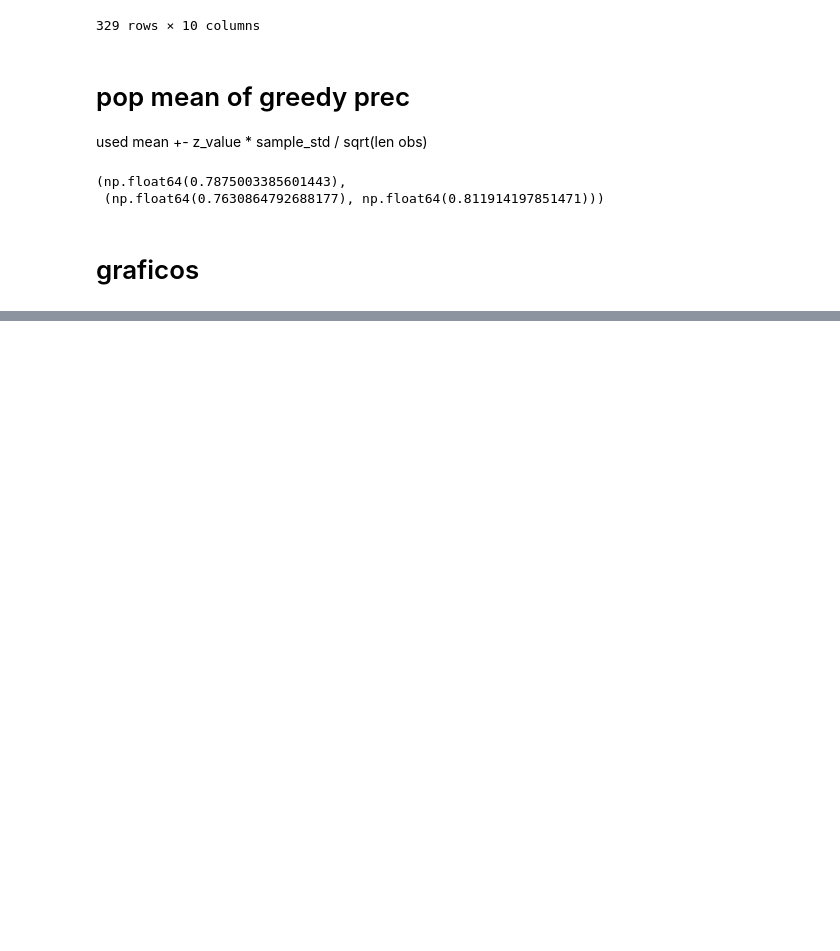
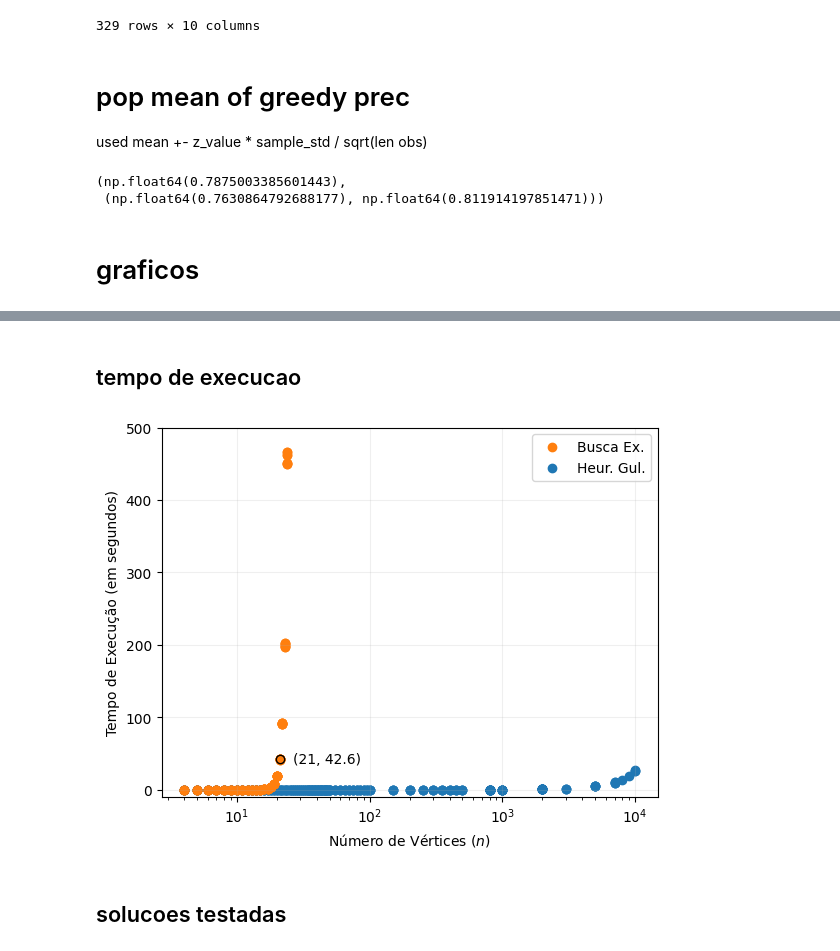
Before and after one commit to Hugoverissimo21/max-weighted-cut, a Jupyter notebook: Untitled benchmarks.ipynb, the cells around one changed output, grey strips where cells are left out. Cells and saved outputs as stored; diff of their text form; code cells hidden in the pictures; blank space fills up the shorter version.

```diff
--- a/Untitled benchmarks.ipynb
+++ b/Untitled benchmarks.ipynb
@@ -87,0 +82,28 @@ plt.show()
+# %% [markdown]
+## tempo de execucao
+# %%
+n = df[("Graph", "n")]
+ops_heuristic = df[("Heuristic", "exec_time")]
+ops_exhaustive= df[("Exhaustive", "exec_time")]
+
+fig, ax = plt.subplots()
+plt.scatter(n, ops_exhaustive, c="#ff7f0e", label="Busca Ex.", alpha=1)
+plt.scatter(n, ops_heuristic, c="#1f77b4", label="Heur. Gul.", alpha=1)
+plt.scatter(n, ops_exhaustive, c="#ff7f0e")
+plt.scatter(n[68], ops_exhaustive[68], c="#ff7f0e", edgecolor='black')
+plt.ylim(-10,500)
+plt.grid(True, alpha=0.2)
+plt.legend()
+plt.xlabel(r"Número de Vértices ($n$)")
+plt.xscale('log')
+plt.ylabel(r"Tempo de Execução (em segundos)")
+plt.text(n[68]+65, ops_exhaustive[68]-5,
+         f'({n[68]:.0f}, {ops_exhaustive[68]:.1f})',
+         fontsize=10,
+         ha='right',
+         color='black')
+plt.show()
+# %% [output]
+[figure, added]
+# %% [markdown]
+## solucoes testadas
```
Also changed, not shown: parts of 7 cells of this notebook, 1 other file.
